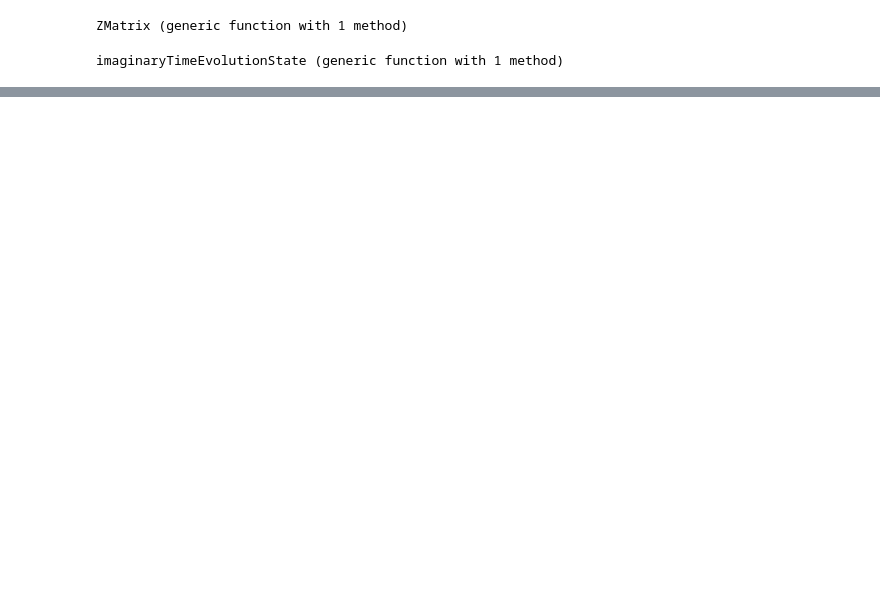
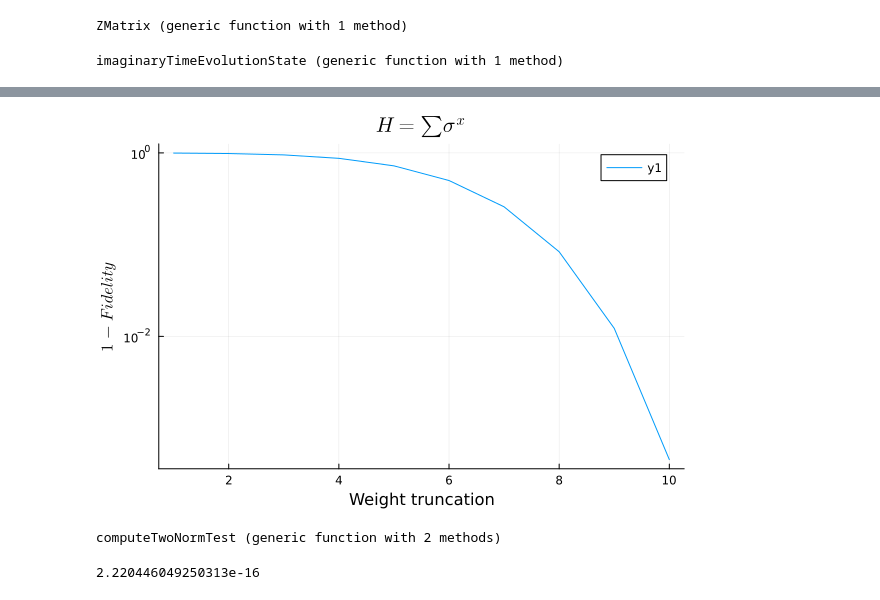
Before and after one commit to wrightjandrew/ImaginaryTimeEvolutionPauliPropagation, a Jupyter notebook: imaginaryTimeEvolution/proof_of_princ_thermal_state_prep (1).ipynb, the cells around one changed output, grey strips where cells are left out. Cells and saved outputs as stored; diff of their text form; code cells hidden in the pictures; blank space fills up the shorter version.

```diff
--- a/imaginaryTimeEvolution/proof_of_princ_thermal_state_prep (1).ipynb
+++ b/imaginaryTimeEvolution/proof_of_princ_thermal_state_prep (1).ipynb
@@ -221,0 +264,46 @@ plot!(beta, overlapsEvery, ylabel="Fidelity with |+><+|", xlabel=L"\beta", label
+# %%
+weightCoeff = (1:1:10)
+overlap = Float64[]
+nls = 50
+nq = 10
+pstr = PauliString(nq, :I, 1)
+for i in weightCoeff
+    overlapLoop = Float64[]
+    psum = PauliSum(pstr)
+    for j in 1:nls
+        psum = propagate!(circuit, psum; max_weight = i)
+        psumEvery = psum/(2^nq*getcoeff(psum, :I, 1))
+        push!(overlapLoop, overlapwithplus(psumEvery))
+    end
+    push!(overlap, overlapLoop[end])
+end
+
+plot(weightCoeff, 1 .- overlap, ylabel=L"1-Fidelity", xlabel="Weight truncation", title=L"H = \sum \sigma^x", yscale=:log10)
+# %% [output]
+[figure, added]
+# %%
+function computeTwoNorm(pstr::Vector, rho::Matrix, nq::Int)
+    A = 0
+    B = 1
+    mix = 0
+    for i in 1:size(pstr)[1]
+        A += abs(pstr[i].coeff)^2
+        string = (inttostring(pstr[i].term,nq))
+        mix += pstr[i].coeff*tr(rho*interpretPauli(string))
+    end
+    A *= 2^nq
+    return A+B-2*mix
+end
+
+function computeTwoNormTest(sigma::Matrix, rho::Matrix)
+    A = tr(sigma*sigma)
+    B = tr(rho*rho)
+    mix = tr(sigma*rho)
+        return A+B-2*mix
+end
+# %% [output]
+computeTwoNormTest (generic function with 2 methods)
+# %%
+computeTwoNormTest(state'*state,finalDensity)
+# %% [output]
+2.220446049250313e-16
```
Also changed, not shown: parts of 16 cells of this notebook, 2 other files.
